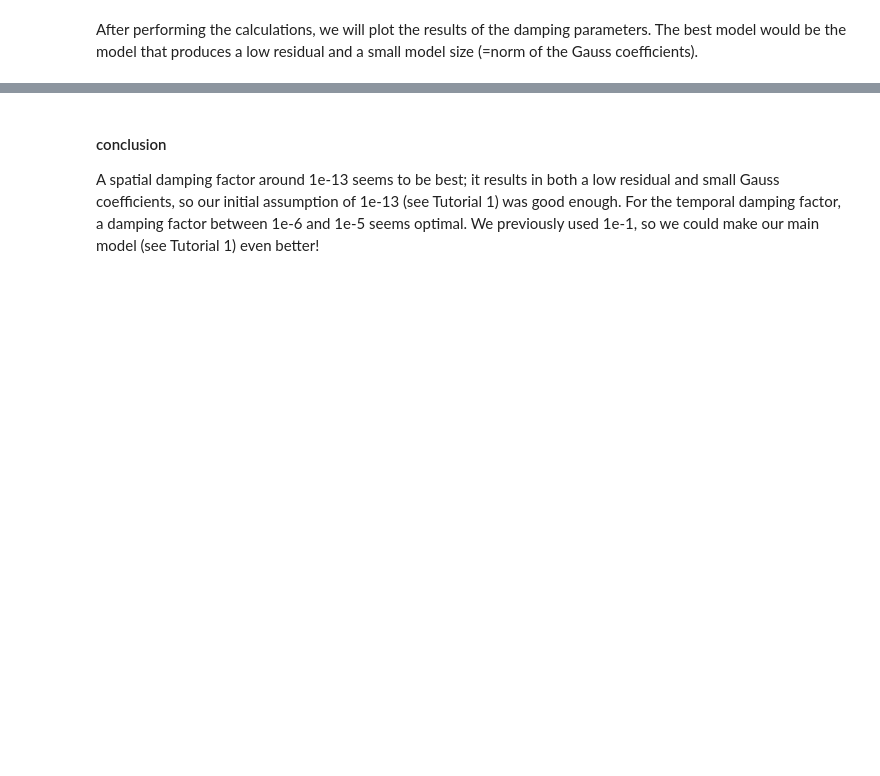
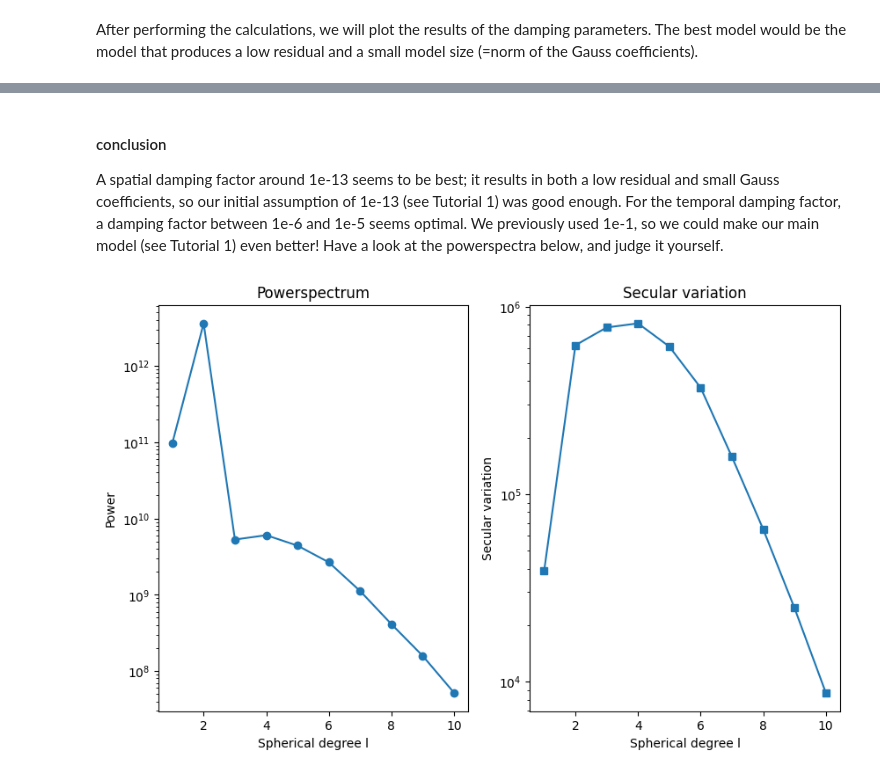
Before and after one commit to outfrenk/pymaginverse, a Jupyter notebook: doc/Tutorial_3_SweepingModels.ipynb, the cells around one changed output, grey strips where cells are left out. Cells and saved outputs as stored; diff of their text form; code cells hidden in the pictures; blank space fills up the shorter version.

Commit message:
tutorial update

```diff
--- a/doc/Tutorial_3_SweepingModels.ipynb
+++ b/doc/Tutorial_3_SweepingModels.ipynb
@@ -34,7 +34,7 @@ Normally we do not have the optimal damping parameters yet, which is why we will
 We will start a new class, add all our data, and specify the requested damping types similar to Tutorial 1.
 # %%
 # set class and add data
-sweep_inv = FieldInversion(t_min=-8000, t_max=1990, t_step=10, maxdegree=3)
+sweep_inv = FieldInversion(t_min=-8000, t_max=1990, t_step=10, maxdegree=10)
 sweep_inv.prepare_inversion(inputdata, spat_type='ohmic_heating', temp_type='min_acc')
 # %% [markdown]
 #### *b) sweep_damping*
@@ -115,3 +115,25 @@ plt.show()
 # %% [markdown]
 #### conclusion
-A spatial damping factor around 1e-13 seems to be best; it results in both a low residual and small Gauss coefficients, so our initial assumption of 1e-13 (see Tutorial 1) was good enough. For the temporal damping factor, a damping factor between 1e-6 and 1e-5 seems optimal. We previously used 1e-1, so we could make our main model (see Tutorial 1) even better!
+A spatial damping factor around 1e-13 seems to be best; it results in both a low residual and small Gauss coefficients, so our initial assumption of 1e-13 (see Tutorial 1) was good enough. For the temporal damping factor, a damping factor between 1e-6 and 1e-5 seems optimal. We previously used 1e-1, so we could make our main model (see Tutorial 1) even better! Have a look at the powerspectra below, and judge it yourself.
+# %%
+sweep_inv.run_inversion(x0, spat_damp=1e-13, temp_damp=1e-5)
+
+fig, axes = plt.subplots(1, 2, figsize=(10, 6))
+axes[0].set_title('Powerspectrum')
+axes[0].set_xlabel('Spherical degree l')
+axes[0].set_ylabel('Power')
+axes[1].set_title('Secular variation')
+axes[1].set_xlabel('Spherical degree l')
+axes[1].set_ylabel('Secular variation')
+sum_coeff_pow, sum_coeff_sv = tools.calc_spectra(
+    sweep_inv.splined_gh, sweep_inv.maxdegree, sweep_inv.t_step, cmb=True)
+axes[0].plot(np.arange(1, sweep_inv.maxdegree + 1), sum_coeff_pow,
+             marker='o', label='power')
+axes[1].plot(np.arange(1, sweep_inv.maxdegree + 1), sum_coeff_sv,
+             marker='s', label='variance')
+axes[0].set_yscale('log')
+axes[1].set_yscale('log')
+
+plt.show()
+# %% [output]
+[figure, added]
```
Also changed, not shown: parts of 2 cells of this notebook, 1 other file.
